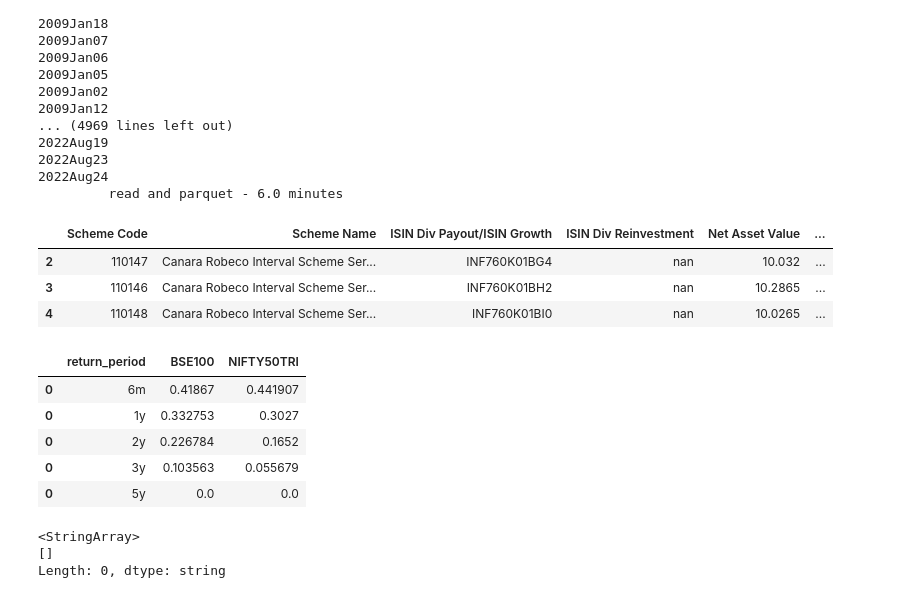
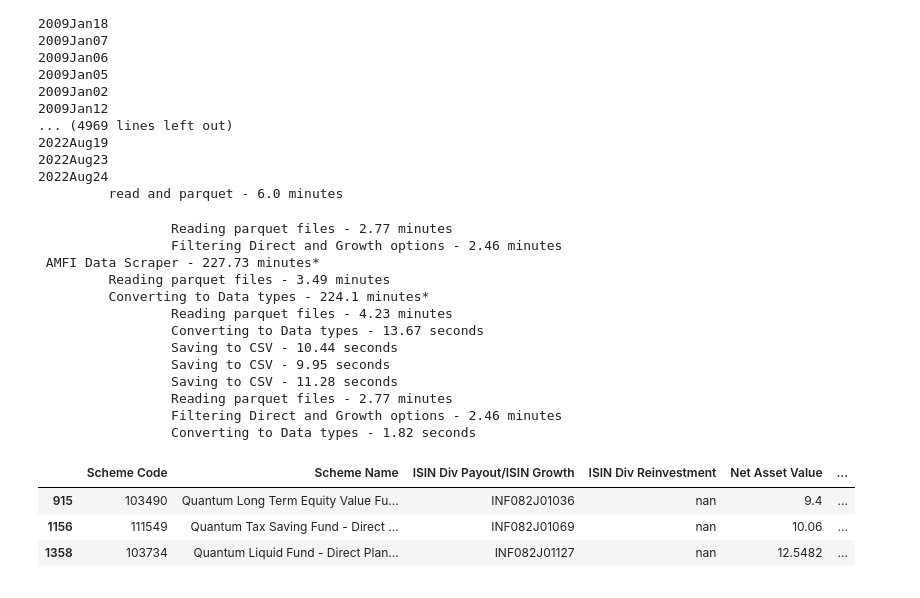
Before and after one commit to hiteshgulati/amfi, a Jupyter notebook: download_amfi.ipynb, the cells around one changed output. Drawn from its saved outputs; the diff is of its cells as text; code cells hidden in the pictures.

Commit message:
schemes created

```diff
--- a/download_amfi.ipynb
+++ b/download_amfi.ipynb
@@ -6,7 +6,7 @@ from io import StringIO
 import datetime as dt
 import hgutils
 import time
-hgt = hgutils.timer("AMFI Data Scraper")
+stopwatch = hgutils.timer("AMFI Data Scraper")
 import threading
 import concurrent.futures
 import fastparquet
@@ -85,14 +88,35 @@ hgt.stop(print=True,verbose=0)
 2022Aug24
          read and parquet - 6.0 minutes
 # %%
+stopwatch.start("Reading parquet files")
 df = pd.read_parquet('amfi_data/',use_nullable_dtypes=True, engine='pyarrow')
-# df = df[df['Scheme Name'].str.contains("ICICI")]
+stopwatch.stop(print=True, verbose=0)
+
+stopwatch.start("Filtering Direct and Growth options")
+df = df[(df['Scheme Name'].str.contains("Direct"))&(df['Scheme Name'].str.contains("Growth"))]
+stopwatch.stop(print=True)
+
+stopwatch.start("Converting to Data types")
 df['Date'] = pd.to_datetime(df['Date'])
 # df['Net Asset Value'] = df['Net Asset Value'].astype(float)
-# df = pd.read_csv("amfi.csv")
+stopwatch.stop()
+stopwatch.print(verbose=2)
 df.head(3)
 # %% [output]
+                 Reading parquet files - 2.77 minutes
+                 Filtering Direct and Growth options - 2.46 minutes
+ AMFI Data Scraper - 227.73 minutes*
+         Reading parquet files - 3.49 minutes
+         Converting to Data types - 224.1 minutes*
+                 Reading parquet files - 4.23 minutes
+                 Converting to Data types - 13.67 seconds
+                 Saving to CSV - 10.44 seconds
+                 Saving to CSV - 9.95 seconds
+                 Saving to CSV - 11.28 seconds
+                 Reading parquet files - 2.77 minutes
+                 Filtering Direct and Growth options - 2.46 minutes
+                 Converting to Data types - 1.82 seconds
 |  | Scheme Code | Scheme Name | ISIN Div Payout/ISIN Growth | ISIN Div Reinvestment | Net Asset Value | ... |
-| 2 | 110147 | Canara Robeco Interval Scheme Ser... | INF760K01BG4 | nan | 10.032 | ... |
-| 3 | 110146 | Canara Robeco Interval Scheme Ser... | INF760K01BH2 | nan | 10.2865 | ... |
-| 4 | 110148 | Canara Robeco Interval Scheme Ser... | INF760K01BI0 | nan | 10.0265 | ... |
+| 915 | 103490 | Quantum Long Term Equity Value Fu... | INF082J01036 | nan | 9.4 | ... |
+| 1156 | 111549 | Quantum Tax Saving Fund - Direct ... | INF082J01069 | nan | 10.06 | ... |
+| 1358 | 103734 | Quantum Liquid Fund - Direct Plan... | INF082J01127 | nan | 12.5482 | ... |
@@ -126,27 +122,0 @@ for each_col in cols:
-# %%
-choices = [0,1]
-for rp in return_periods:
-    condition = [df[scheme_name+"_"+rp]>df['BSE100_'+rp],df[scheme_name+"_"+rp]<=df['BSE100_'+rp]]
-    df[rp+'_BSE100'] = np.select(condition,choices,default=0)
-    condition = [df[scheme_name+"_"+rp]>df['NIFTY50TRI_'+rp],df[scheme_name+"_"+rp]<=df['NIFTY50TRI_'+rp]]
-    df[rp+'_NIFTY50TRI'] = np.select(condition,choices,default=0)
-summary_df = pd.DataFrame(columns=['return_period','BSE100','NIFTY50TRI'])
-for rp in return_periods:
-    rdf = df[df["BSE100_"+rp].notnull()][[rp+"_BSE100",rp+'_NIFTY50TRI']]
-    record = [[rp,rdf.sum()[rp+'_BSE100']/rdf.shape[0],rdf.sum()[rp+'_NIFTY50TRI']/rdf.shape[0]]]
-    record_df = pd.DataFrame(record,columns=['return_period','BSE100','NIFTY50TRI'])
-    summary_df = pd.concat([summary_df,record_df])
-summary_df
-# %% [output]
-|  | return_period | BSE100 | NIFTY50TRI |
-| 0 | 6m | 0.41867 | 0.441907 |
-| 0 | 1y | 0.332753 | 0.3027 |
-| 0 | 2y | 0.226784 | 0.1652 |
-| 0 | 3y | 0.103563 | 0.055679 |
-| 0 | 5y | 0.0 | 0.0 |
-# %%
-df[(df['Scheme Name'].str.contains('Debt'))&(df['Date']==df['Date'].idxmax())]['Scheme Name'].unique()
-# %% [output]
-<StringArray>
-[]
-Length: 0, dtype: string
```
Also changed, not shown: parts of 6 cells of this notebook, 2 other files.
